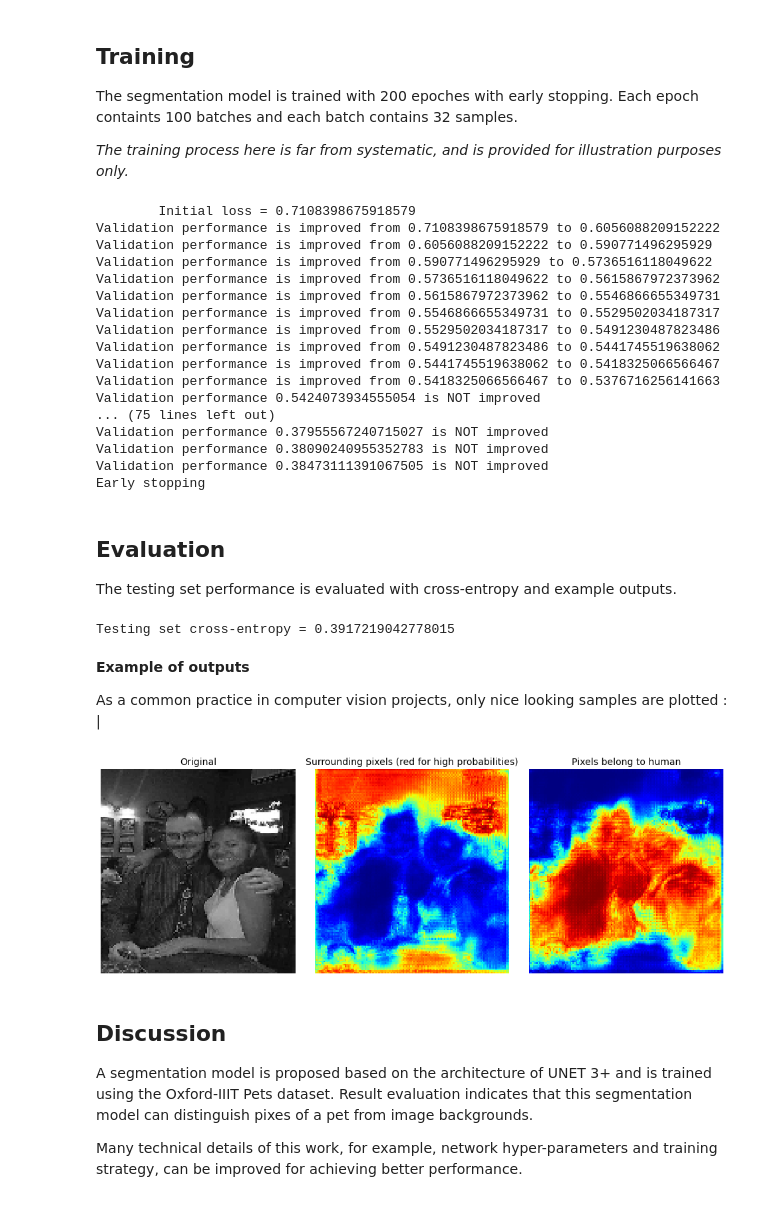
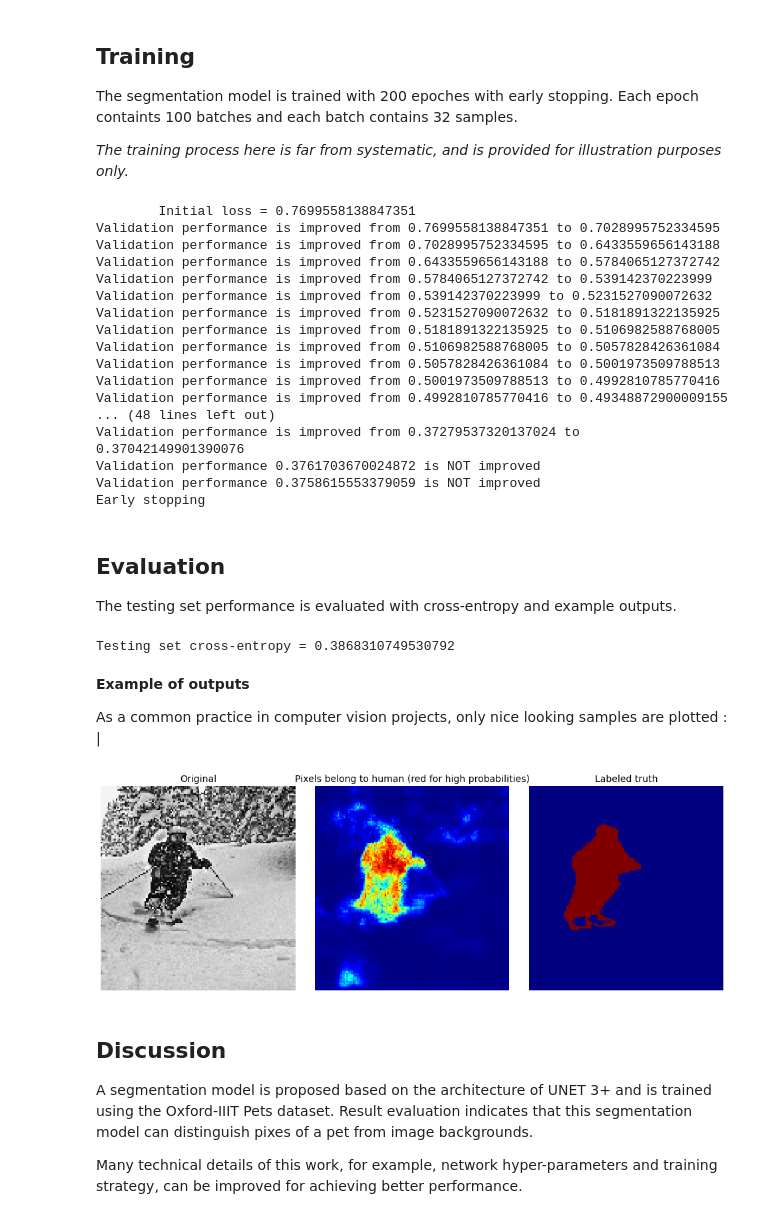
Before and after one commit to yingkaisha/keras-unet-collection, a Jupyter notebook: examples/human-seg_atten-unet-backbone_coco.ipynb, the cells around one changed output. Cells and saved outputs as stored; diff of their text form; code cells hidden in the pictures.

```diff
--- a/examples/human-seg_atten-unet-backbone_coco.ipynb
+++ b/examples/human-seg_atten-unet-backbone_coco.ipynb
@@ -78,20 +78,20 @@ As a binary segmentation problem, non-human COCO-stuff labels are grouped and la
 
 **Note**: sample subsetting code cells are time-consuming.
 # %%
-def split_human_samples(label_filenames, human_id=0, human_rate=0.4):
+def split_human_samples(label_filenames, human_id=0, human_rate=1/3):
     '''
     Subsetting samples that contain "person/human" category from the COCO dataset
     ----------
     human_id = 0 : COCO stuffthingmaps label human as int 0
-    human_rate = 0.2 : at least 20% of the pixels should belong to human.
+    human_rate = 1/3: at least 33% of the pixels should belong to human.
     ----------
     '''
-    thres = int(128*128*human_rate) # pixel number thres after resizing
+    thres = int(64*64*human_rate) # pixel number thres after resizing
     L = len(label_filenames)
     flag = [] # return a list of booleans
     for i in range(L):
-        sample_ = utils.image_to_array([label_filenames[i]], size=128, channel=3)
-        if np.sum(sample_==human_id) > thres:
+        sample_ = utils.image_to_array([label_filenames[i]], size=128, channel=1)
+        if np.sum(sample_[0, 32:-32, 32:-32, 0]==human_id) > thres:
             flag.append(True)
         else:
             flag.append(False)
@@ -215,7 +215,7 @@ def input_data_process(input_array):
 def target_data_process(target_array):
     '''Converting human, non-human pixels into two categories.'''
     target_array[target_array>0]=1 # grouping all other non-human categories
-    return keras.utils.to_categorical(target_array-1, num_classes=2)
+    return keras.utils.to_categorical(target_array, num_classes=2)
 # %%
 valid_input = input_data_process(utils.image_to_array(valid_input_names, size=128, channel=3))
 valid_label = target_data_process(utils.image_to_array(valid_label_names, size=128, channel=1))
@@ -225,7 +225,7 @@ N_batch = 100 # number of batches per epoch
 N_sample = 32 # number of samples per batch
 
 tol = 0 # current early stopping patience
-max_tol = 3 # the max-allowed early stopping patience
+max_tol = 2 # the max-allowed early stopping patience
 min_del = 0 # the lowest acceptable loss value reduction
 
 # loop over epoches
@@ -273,22 +273,22 @@ for epoch in range(N_epoch):
             # Pass to the next epoch
             continue;
 # %% [output]
-        Initial loss = 0.7108398675918579
-Validation performance is improved from 0.7108398675918579 to 0.6056088209152222
-Validation performance is improved from 0.6056088209152222 to 0.590771496295929
-Validation performance is improved from 0.590771496295929 to 0.5736516118049622
-Validation performance is improved from 0.5736516118049622 to 0.5615867972373962
-Validation performance is improved from 0.5615867972373962 to 0.5546866655349731
-Validation performance is improved from 0.5546866655349731 to 0.5529502034187317
-Validation performance is improved from 0.5529502034187317 to 0.5491230487823486
-Validation performance is improved from 0.5491230487823486 to 0.5441745519638062
-Validation performance is improved from 0.5441745519638062 to 0.5418325066566467
-Validation performance is improved from 0.5418325066566467 to 0.5376716256141663
-Validation performance 0.5424073934555054 is NOT improved
-... (75 lines left out)
-Validation performance 0.37955567240715027 is NOT improved
-Validation performance 0.38090240955352783 is NOT improved
-Validation performance 0.38473111391067505 is NOT improved
+        Initial loss = 0.7699558138847351
+Validation performance is improved from 0.7699558138847351 to 0.7028995752334595
+Validation performance is improved from 0.7028995752334595 to 0.6433559656143188
+Validation performance is improved from 0.6433559656143188 to 0.5784065127372742
+Validation performance is improved from 0.5784065127372742 to 0.539142370223999
+Validation performance is improved from 0.539142370223999 to 0.5231527090072632
+Validation performance is improved from 0.5231527090072632 to 0.5181891322135925
+Validation performance is improved from 0.5181891322135925 to 0.5106982588768005
+Validation performance is improved from 0.5106982588768005 to 0.5057828426361084
+Validation performance is improved from 0.5057828426361084 to 0.5001973509788513
+Validation performance is improved from 0.5001973509788513 to 0.4992810785770416
+Validation performance is improved from 0.4992810785770416 to 0.49348872900009155
+... (48 lines left out)
+Validation performance is improved from 0.37279537320137024 to 0.37042149901390076
+Validation performance 0.3761703670024872 is NOT improved
+Validation performance 0.3758615553379059 is NOT improved
 Early stopping
 # %% [markdown]
 ## Evaluation
@@ -302,27 +302,27 @@ y_pred = model.predict([test_input])
 # %%
 print('Testing set cross-entropy = {}'.format(np.mean(keras.losses.categorical_crossentropy(test_label, y_pred))))
 # %% [output]
-Testing set cross-entropy = 0.3917219042778015
+Testing set cross-entropy = 0.3868310749530792
 # %% [markdown]
 **Example of outputs**
 
 As a common practice in computer vision projects, only nice looking samples are plotted : |
 # %%
-i_sample = 4
+i_sample = 12
 
 fig, AX = plt.subplots(1, 3, figsize=(13, (13-0.2)/3))
 plt.subplots_adjust(0, 0, 1, 1, hspace=0, wspace=0.1)
 for ax in AX:
     ax = ax_decorate_box(ax)
 AX[0].pcolormesh(np.mean(test_input[i_sample, ...,], axis=-1), cmap=plt.cm.gray)
 AX[1].pcolormesh(y_pred[i_sample, ..., 0], cmap=plt.cm.jet)
-AX[2].pcolormesh(y_pred[i_sample, ..., 1], cmap=plt.cm.jet)
+AX[2].pcolormesh(test_label[i_sample, ..., 0], cmap=plt.cm.jet)
 
 AX[0].set_title("Original", fontsize=14);
-AX[1].set_title("Surrounding pixels (red for high probabilities)", fontsize=14);
-AX[2].set_title("Pixels belong to human", fontsize=14);
+AX[1].set_title("Pixels belong to human (red for high probabilities)", fontsize=14);
+AX[2].set_title("Labeled truth", fontsize=14);
 # %% [output]
-[figure, old version]
+[figure, new version]
 # %% [markdown]
 ## Discussion
 
```
Also changed, not shown: parts of 4 cells of this notebook, 1 other file.
